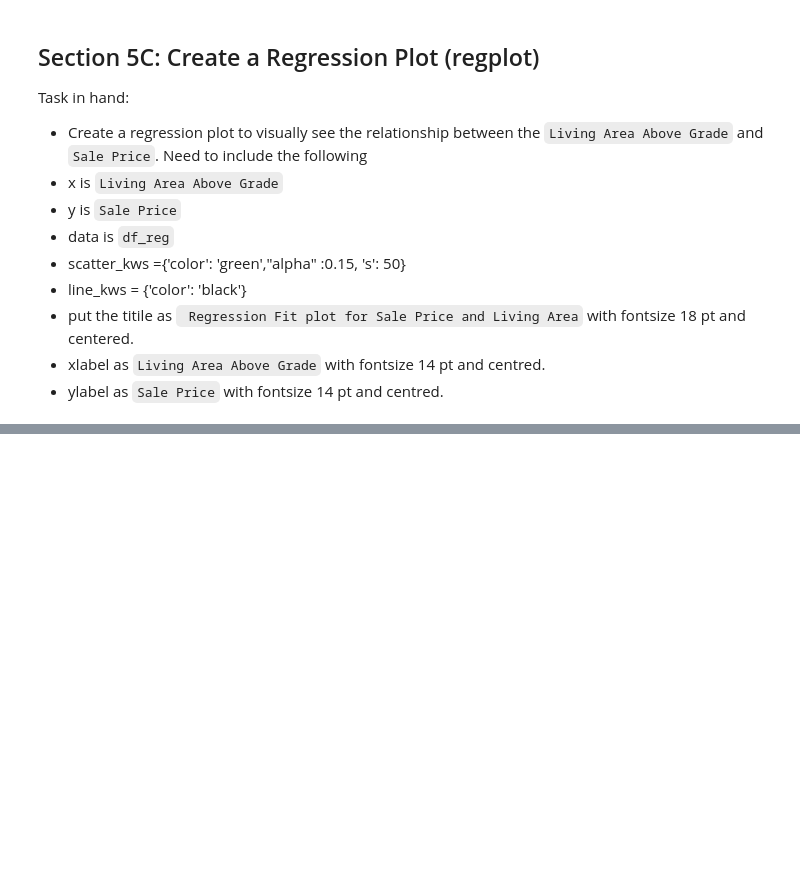
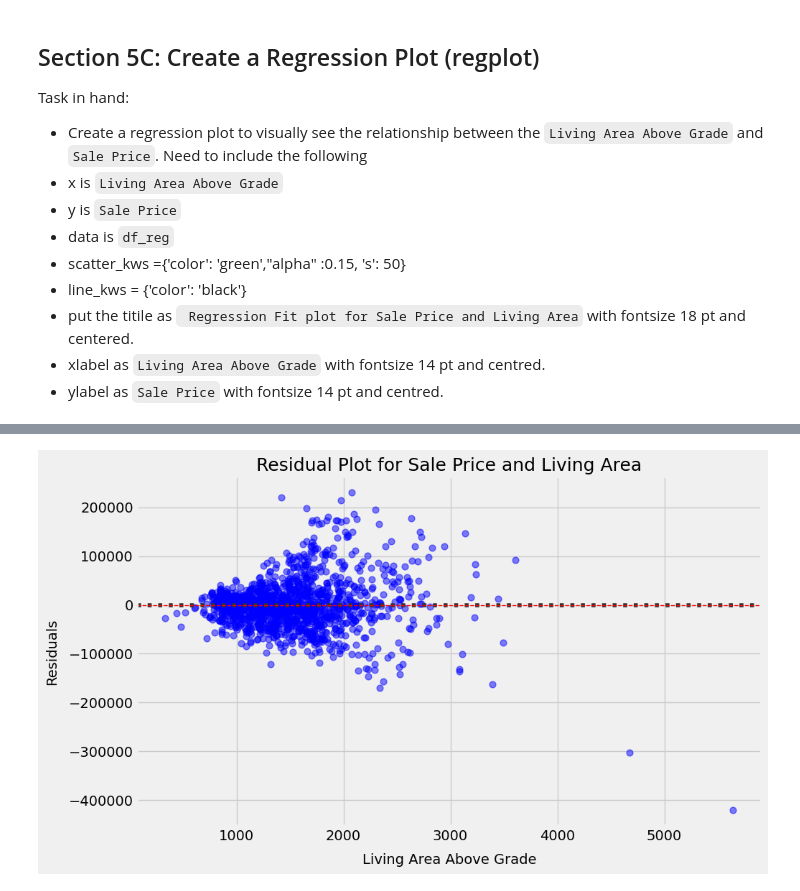
Before and after one commit to IKSHRESTHA/Data-Understanding-Assignment-MTSU, a Jupyter notebook: HW03/HW03_ShresthaK.ipynb, the cells around one changed output, grey strips where cells are left out. Saved outputs shown, nothing was run; the diff lists cells and outputs as text; code cells hidden in the pictures; blank space fills up the shorter version.

```diff
--- a/HW03/HW03_ShresthaK.ipynb
+++ b/HW03/HW03_ShresthaK.ipynb
@@ -168,0 +179,16 @@ plt.show()
+# %%
+# Create a residual plot
+plt.figure(figsize=(10, 6))
+sns.residplot(x='Living Area Above Grade', y='Sale Price', data=df_reg,
+              scatter_kws={'color': 'blue', 'alpha': 0.5, 's': 40})
+
+# Add title and labels
+plt.title('Residual Plot for Sale Price and Living Area', fontsize=18, loc='center')
+plt.xlabel('Living Area Above Grade', fontsize=14, labelpad=10)
+plt.ylabel('Residuals', fontsize=14, labelpad=10)
+
+# Show the plot
+plt.axhline(0, color='red', linestyle='--', linewidth=1)
+plt.show()
+# %% [output]
+[figure, added]
```
Also changed, not shown: parts of 17 cells of this notebook.
